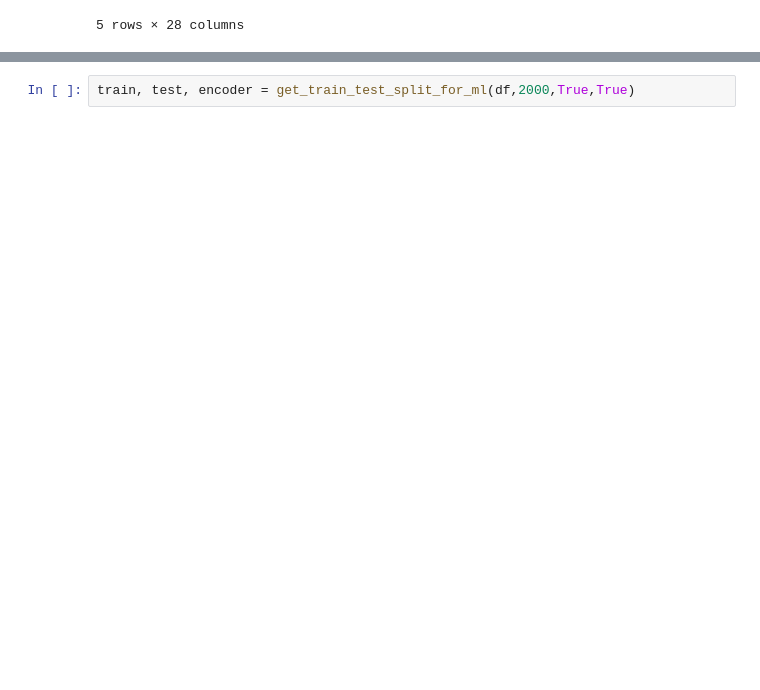
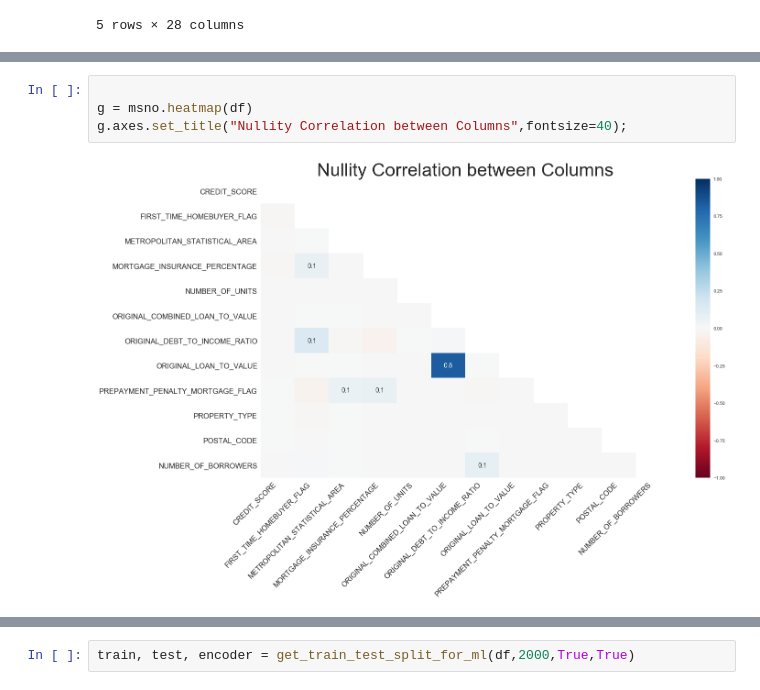
Before and after one commit to Rajashow/hippity-hoppity-your-data-is-my-property, a Jupyter notebook: Housing.ipynb, the cells around one changed output, grey strips where cells are left out. Drawn from its saved outputs; the diff is of its cells as text; blank space fills up the shorter version.

```diff
--- a/Housing.ipynb
+++ b/Housing.ipynb
@@ -80,0 +152,6 @@ msno.matrix(df),msno.heatmap(df)
+# %%
+
+g = msno.heatmap(df)
+g.axes.set_title("Nullity Correlation between Columns",fontsize=40);
+# %% [output]
+[figure, added]
```
Also changed, not shown: parts of 25 cells of this notebook.
